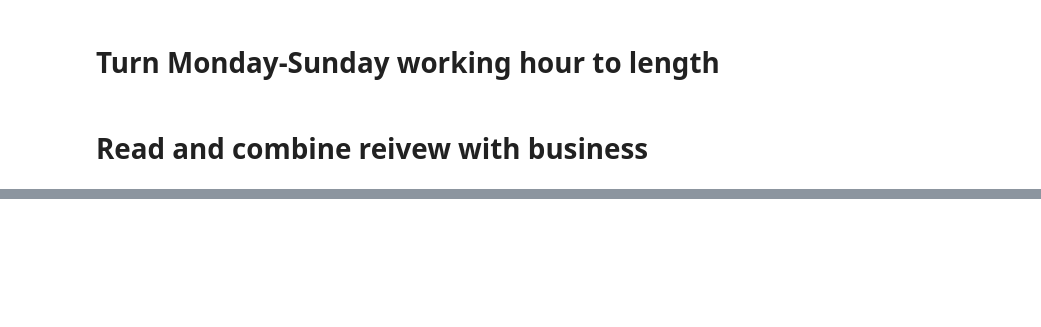
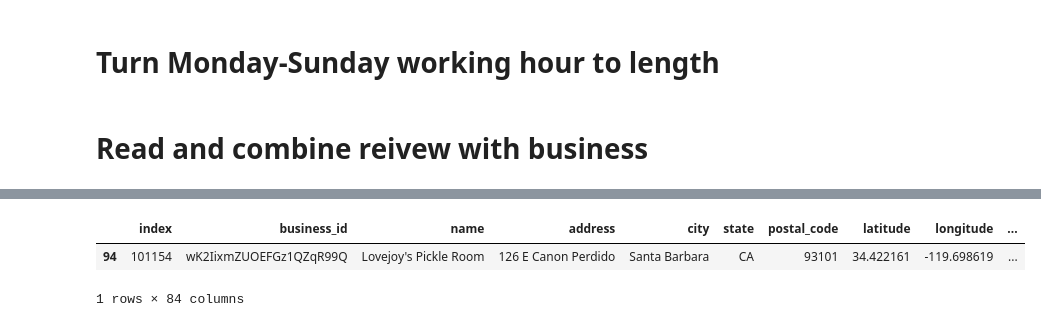
Before and after one commit to shunyihuang1997/Stats-628-Module-3, a Jupyter notebook: Code/Data Cleaning.ipynb, the cells around one changed output, grey strips where cells are left out. Drawn from its saved outputs; the diff is of its cells as text; code cells hidden in the pictures; blank space fills up the shorter version.

```diff
--- a/Code/Data Cleaning.ipynb
+++ b/Code/Data Cleaning.ipynb
@@ -216,3 +314,9 @@ review.head()
 frames = [CA_Asian_food, review]
 CA_Asian_business_review = pd.merge(review, CA_Asian_food,left_on='business_id',right_on = 'business_id', how = 'right' ).reset_index(drop=True)
 CA_Asian_business_review.to_csv('CA_Asian_business_review.csv',index = False)
+# %%
+CA_Asian_food[CA_Asian_food['business_id'] == 'wK2IixmZUOEFGz1QZqR99Q']
+# %% [output]
+|  | index | business_id | name | address | city | state | postal_code | latitude | longitude | ... |
+| 94 | 101154 | wK2IixmZUOEFGz1QZqR99Q | Lovejoy's Pickle Room | 126 E Canon Perdido | Santa Barbara | CA | 93101 | 34.422161 | -119.698619 | ... |
+1 rows × 84 columns
```
Also changed, not shown: parts of 7 cells of this notebook, 3 other files.
